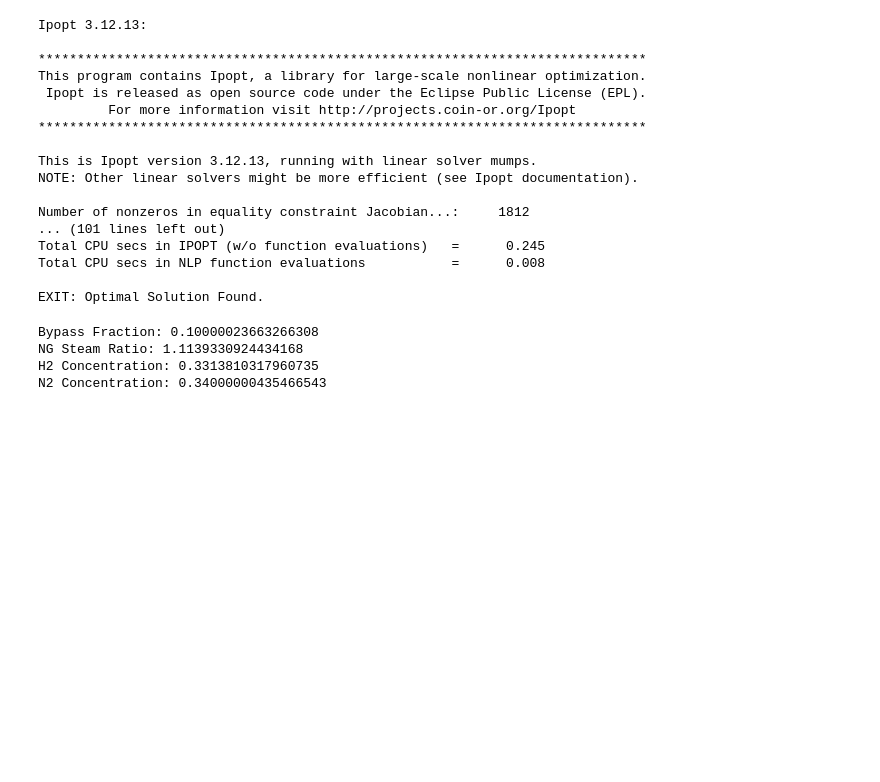
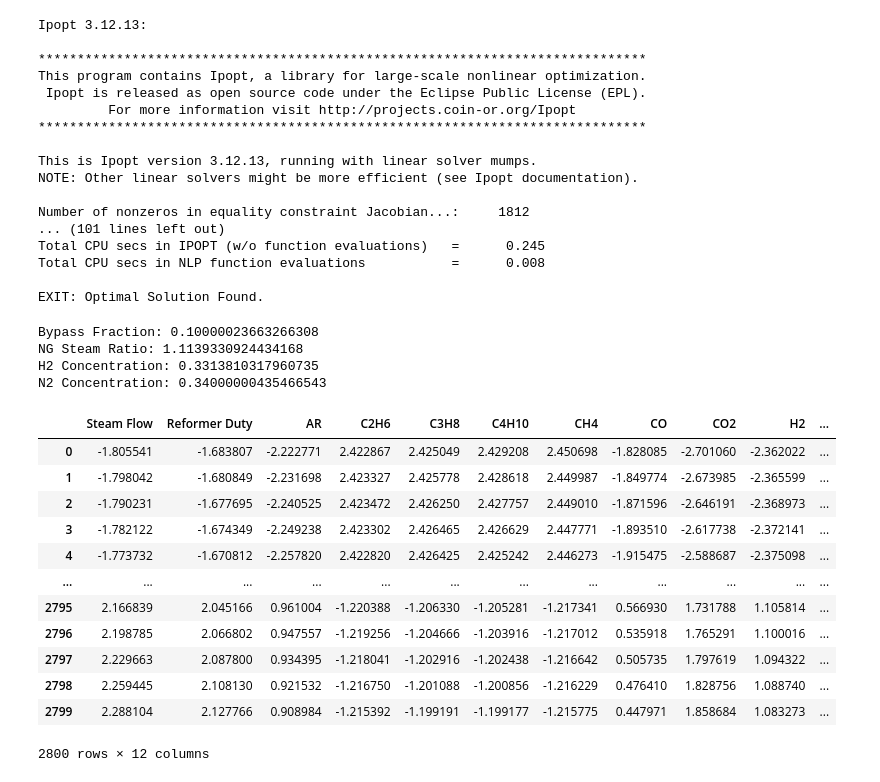
Before and after one commit to joelwwiggins/supply_chain_simulation, a Jupyter notebook: nn_optimization/neuralnet/auto-thermal-reformer.ipynb, the cells around one changed output. Drawn from its saved outputs; the diff is of its cells as text; code cells hidden in the pictures; blank space fills up the shorter version.

```diff
--- a/nn_optimization/neuralnet/auto-thermal-reformer.ipynb
+++ b/nn_optimization/neuralnet/auto-thermal-reformer.ipynb
@@ -214,3 +214,23 @@ Bypass Fraction: 0.10000023663266308
 NG Steam Ratio: 1.1139330924434168
 H2 Concentration: 0.3313810317960735
 N2 Concentration: 0.34000000435466543
+# %%
+y_pred=pd.DataFrame(nn.predict(dfin))
+df_df=pd.DataFrame(dfout)
+cols=df_df.columns
+y_pred.columns=cols
+y_pred
+# %% [output]
+|  | Steam Flow | Reformer Duty | AR | C2H6 | C3H8 | C4H10 | CH4 | CO | CO2 | H2 | ... |
+| 0 | -1.805541 | -1.683807 | -2.222771 | 2.422867 | 2.425049 | 2.429208 | 2.450698 | -1.828085 | -2.701060 | -2.362022 | ... |
+| 1 | -1.798042 | -1.680849 | -2.231698 | 2.423327 | 2.425778 | 2.428618 | 2.449987 | -1.849774 | -2.673985 | -2.365599 | ... |
+| 2 | -1.790231 | -1.677695 | -2.240525 | 2.423472 | 2.426250 | 2.427757 | 2.449010 | -1.871596 | -2.646191 | -2.368973 | ... |
+| 3 | -1.782122 | -1.674349 | -2.249238 | 2.423302 | 2.426465 | 2.426629 | 2.447771 | -1.893510 | -2.617738 | -2.372141 | ... |
+| 4 | -1.773732 | -1.670812 | -2.257820 | 2.422820 | 2.426425 | 2.425242 | 2.446273 | -1.915475 | -2.588687 | -2.375098 | ... |
+| ... | ... | ... | ... | ... | ... | ... | ... | ... | ... | ... | ... |
+| 2795 | 2.166839 | 2.045166 | 0.961004 | -1.220388 | -1.206330 | -1.205281 | -1.217341 | 0.566930 | 1.731788 | 1.105814 | ... |
+| 2796 | 2.198785 | 2.066802 | 0.947557 | -1.219256 | -1.204666 | -1.203916 | -1.217012 | 0.535918 | 1.765291 | 1.100016 | ... |
+| 2797 | 2.229663 | 2.087800 | 0.934395 | -1.218041 | -1.202916 | -1.202438 | -1.216642 | 0.505735 | 1.797619 | 1.094322 | ... |
+| 2798 | 2.259445 | 2.108130 | 0.921532 | -1.216750 | -1.201088 | -1.200856 | -1.216229 | 0.476410 | 1.828756 | 1.088740 | ... |
+| 2799 | 2.288104 | 2.127766 | 0.908984 | -1.215392 | -1.199191 | -1.199177 | -1.215775 | 0.447971 | 1.858684 | 1.083273 | ... |
+2800 rows × 12 columns
```
Also changed, not shown: parts of 5 cells of this notebook, 1 other file.
